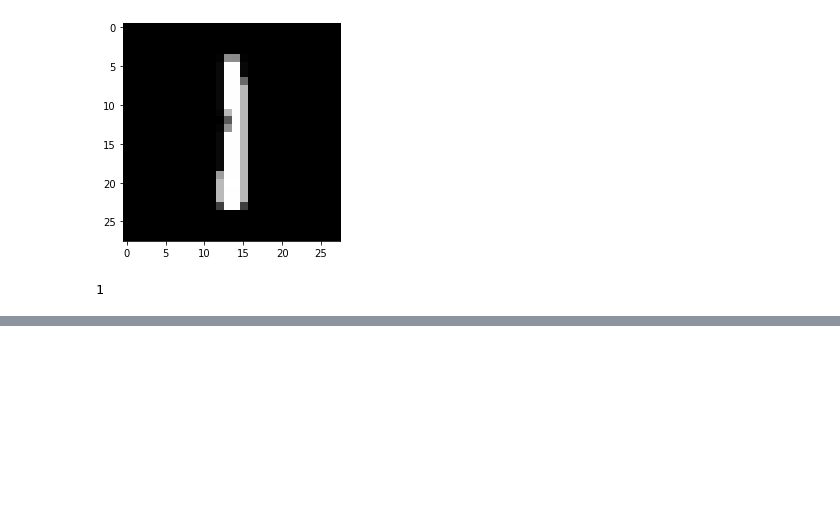
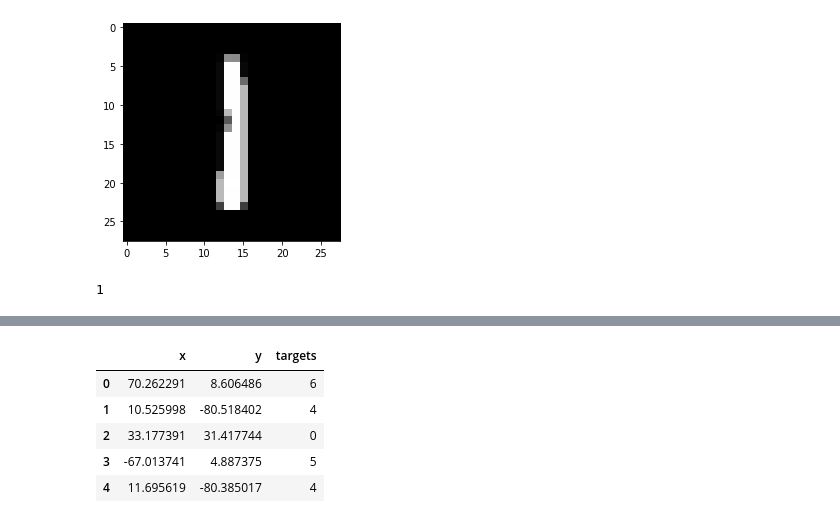
Before and after one commit to parikshitsaikia1619/Approaching-any-machine-learning-problem, a Jupyter notebook: Ch1_Supervised_vs_Unsupervised/Mnist Unsupervised.ipynb, the cells around one changed output, grey strips where cells are left out. Drawn from its saved outputs; the diff is of its cells as text; code cells hidden in the pictures; blank space fills up the shorter version.

```diff
--- a/Ch1_Supervised_vs_Unsupervised/Mnist Unsupervised.ipynb
+++ b/Ch1_Supervised_vs_Unsupervised/Mnist Unsupervised.ipynb
@@ -85,0 +90,9 @@ grid.map(plt.scatter,"x","y").add_legend()
+# %%
+tsne_df.head()
+# %% [output]
+|  | x | y | targets |
+| 0 | 70.262291 | 8.606486 | 6 |
+| 1 | 10.525998 | -80.518402 | 4 |
+| 2 | 33.177391 | 31.417744 | 0 |
+| 3 | -67.013741 | 4.887375 | 5 |
+| 4 | 11.695619 | -80.385017 | 4 |
```
Also changed, not shown: parts of 6 cells of this notebook, 2 other files.
